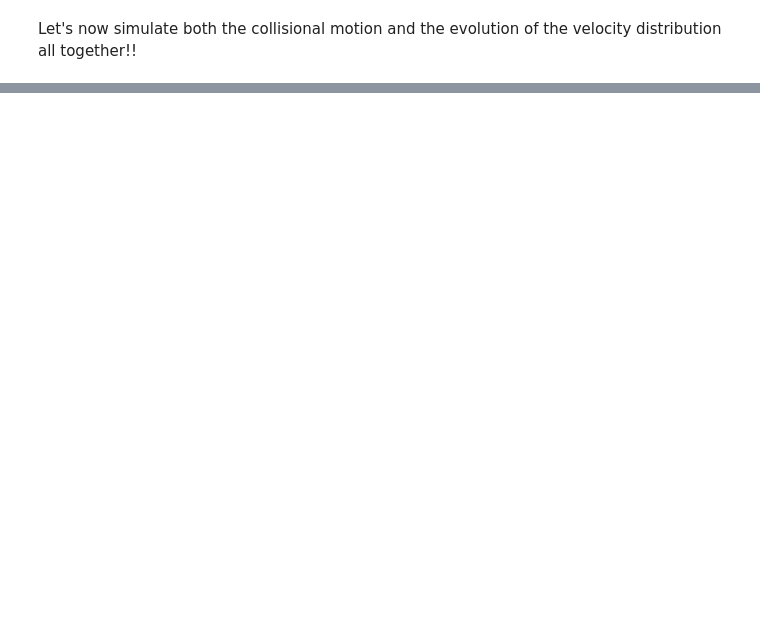
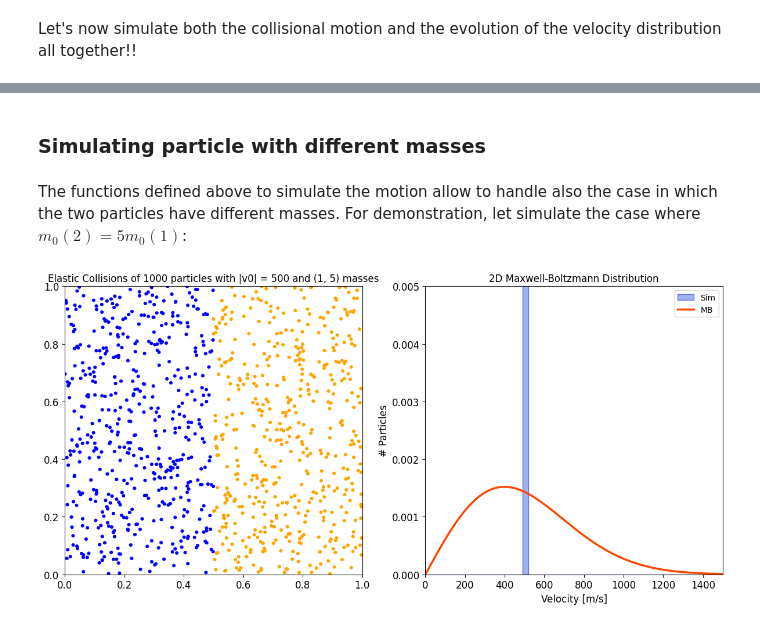
Before and after one commit to mirko-leccese/Science-with-Python-Library, a Jupyter notebook: physics/thermodynamics/maxwell-boltzmann_with_torch.ipynb, the cells around one changed output, grey strips where cells are left out. Drawn from its saved outputs; the diff is of its cells as text; code cells hidden in the pictures; blank space fills up the shorter version.

```diff
--- a/physics/thermodynamics/maxwell-boltzmann_with_torch.ipynb
+++ b/physics/thermodynamics/maxwell-boltzmann_with_torch.ipynb
@@ -702,0 +719,68 @@ ani.save('collisions+MB.gif',writer='pillow',fps=30,dpi=100)
+# %% [markdown]
+### Simulating particle with different masses
+# %% [markdown]
+The functions defined above to simulate the motion allow to handle also the case in which the two particles have different masses. For demonstration, let simulate the case where $m_0(2) = 5m_0(1)$:
+# %%
+N = 1000
+dt = 8e-6
+t_steps = 2000
+v0 = 500
+m01 = 1
+m02 = m01*5
+radius = 0.006
+# %%
+rs, vs, ixr, ixl = motion(N, v0, m01, m02, ts=t_steps, dt=dt, d_cutoff=2*radius)
+# %%
+fig, axes = plt.subplots(1, 2, figsize=(12,6))
+
+def animate(i):
+    # Clear axis
+    [ax.clear() for ax in axes]
+    ax = axes[0]
+
+    # Taking x and y of left and right particles, colored in two differ colors:
+    xright, yright = rs[i][0][ixr], rs[i][1][ixr]
+    xleft, yleft = rs[i][0][ixl],rs[i][1][ixl]
+
+    circles_right = [plt.Circle((xi, yi), radius=radius, linewidth=0) for xi,yi in zip(xright,yright)]
+    circles_left = [plt.Circle((xi, yi), radius=radius, linewidth=0) for xi,yi in zip(xleft,yleft)]
+
+    # Creating a path collection
+    orange_particles  = matplotlib.collections.PatchCollection(circles_right, facecolors='orange')
+    blue_particles = matplotlib.collections.PatchCollection(circles_left, facecolors='blue')
+
+    ax.add_collection(orange_particles)
+    ax.add_collection(blue_particles)
+    ax.set_xlim(0,1)
+    ax.set_ylim(0,1)
+
+    ax.tick_params(axis='x', labelsize=12)
+    ax.tick_params(axis='y', labelsize=12)
+    # customize plot
+    ax.set_title(f"Elastic Collisions of {N} particles with |v0| = {v0} and ({m01}, {m02}) masses")
+
+    # Plotting velocity distributions
+    ax = axes[1]
+    bins = np.linspace(0,1500,50)
+
+    ax.hist(torch.sqrt(torch.sum(vs[i]**2, axis=0)), bins=bins, density=True, alpha=0.5, color="royalblue", edgecolor="blue", label="Sim")
+    ax.plot(v,fv, color="orangered", linewidth=2.5, label="MB")
+
+    ax.set_xlim(0,1500)
+    ax.set_ylim(0,0.005)
+
+    # customize plot
+    ax.set_title(f"2D Maxwell-Boltzmann Distribution")
+    ax.set_xlabel('Velocity [m/s]', fontsize=12)
+    ax.set_ylabel('# Particles', fontsize=12)
+    ax.tick_params(axis='x', labelsize=12)
+    ax.tick_params(axis='y', labelsize=12)
+    ax.legend()
+
+    fig.tight_layout()
+
+
+ani = animation.FuncAnimation(fig, animate, frames=500, interval=50)
+ani.save('mass_collisions+MB.gif',writer='pillow',fps=30,dpi=100)
+# %% [output]
+[figure, added]
```
Also changed, not shown: parts of 25 cells of this notebook, 3 other files.
